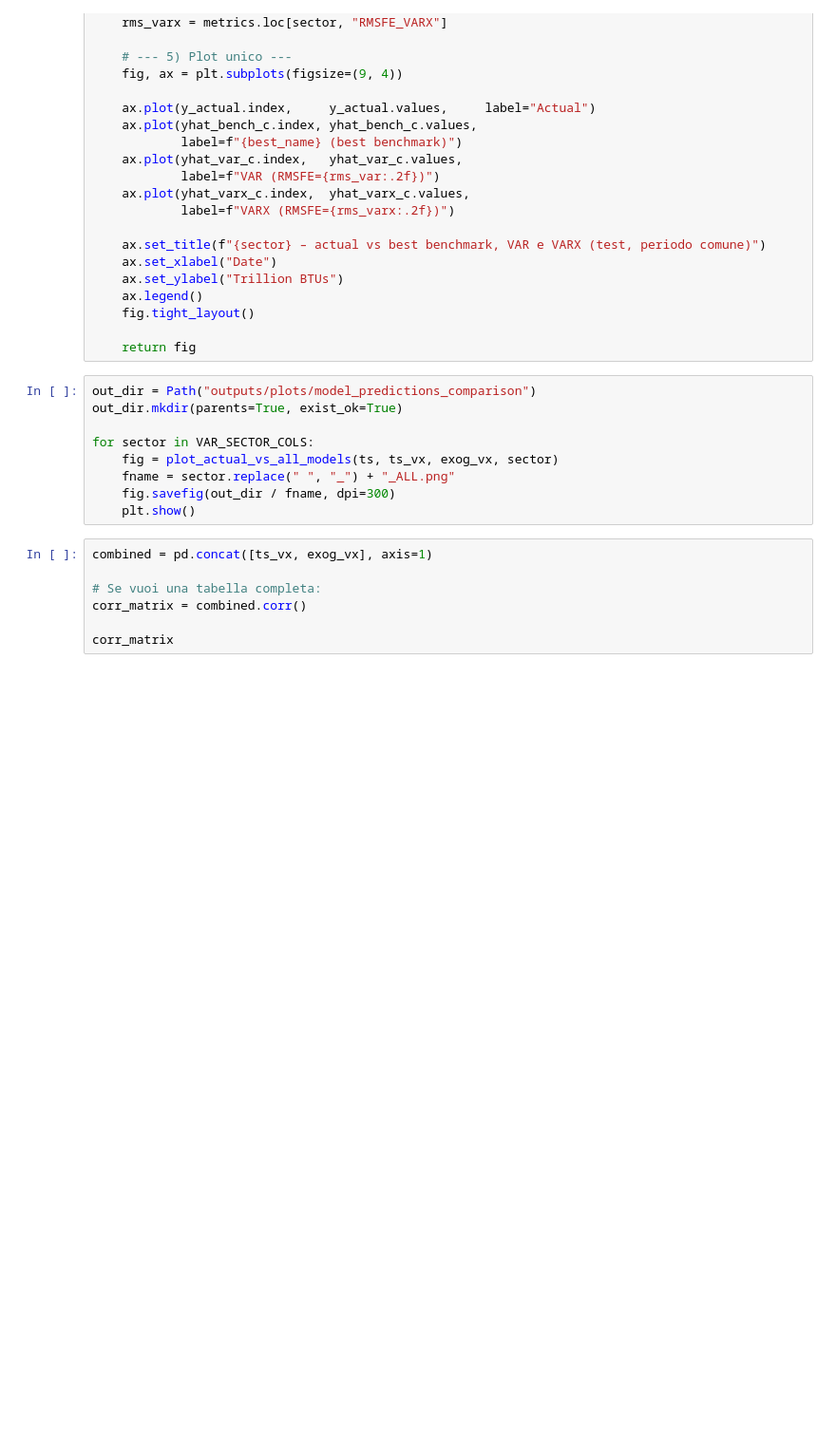
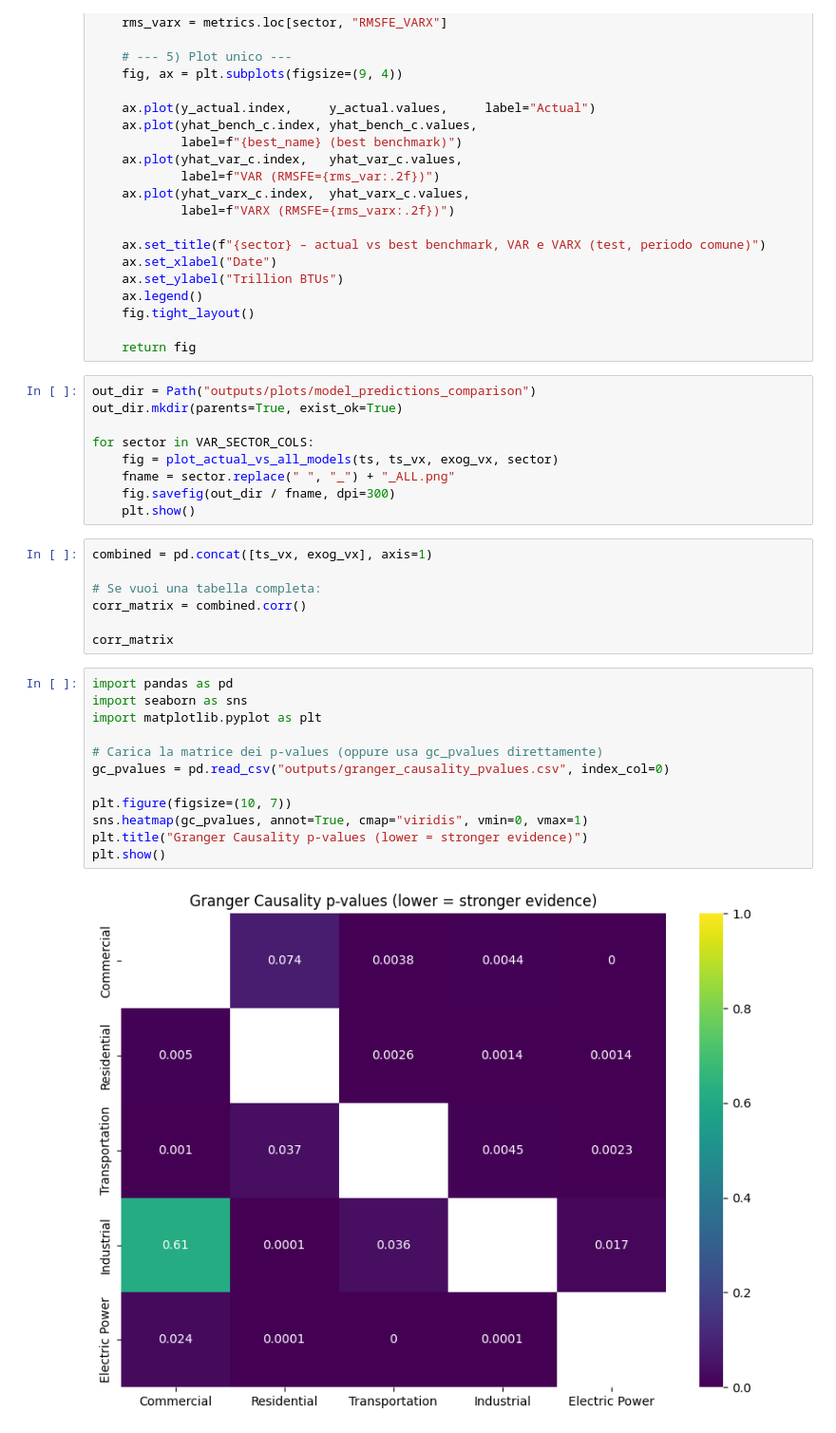
Before and after one commit to leilacielok/time-series-forecasting, a Jupyter notebook: analysis_plots.ipynb, the cells around one changed output. Shown at 95% size. Drawn from its saved outputs; the diff is of its cells as text; blank space fills up the shorter version.

```diff
--- a/analysis_plots.ipynb
+++ b/analysis_plots.ipynb
@@ -606,3 +606,17 @@ combined = pd.concat([ts_vx, exog_vx], axis=1)
 corr_matrix = combined.corr()
 
 corr_matrix
+# %%
+import pandas as pd
+import seaborn as sns
+import matplotlib.pyplot as plt
+
+# Carica la matrice dei p-values (oppure usa gc_pvalues direttamente)
+gc_pvalues = pd.read_csv("outputs/granger_causality_pvalues.csv", index_col=0)
+
+plt.figure(figsize=(10, 7))
+sns.heatmap(gc_pvalues, annot=True, cmap="viridis", vmin=0, vmax=1)
+plt.title("Granger Causality p-values (lower = stronger evidence)")
+plt.show()
+# %% [output]
+[figure, added]
```
Also changed, not shown: parts of 1 cell of this notebook.
